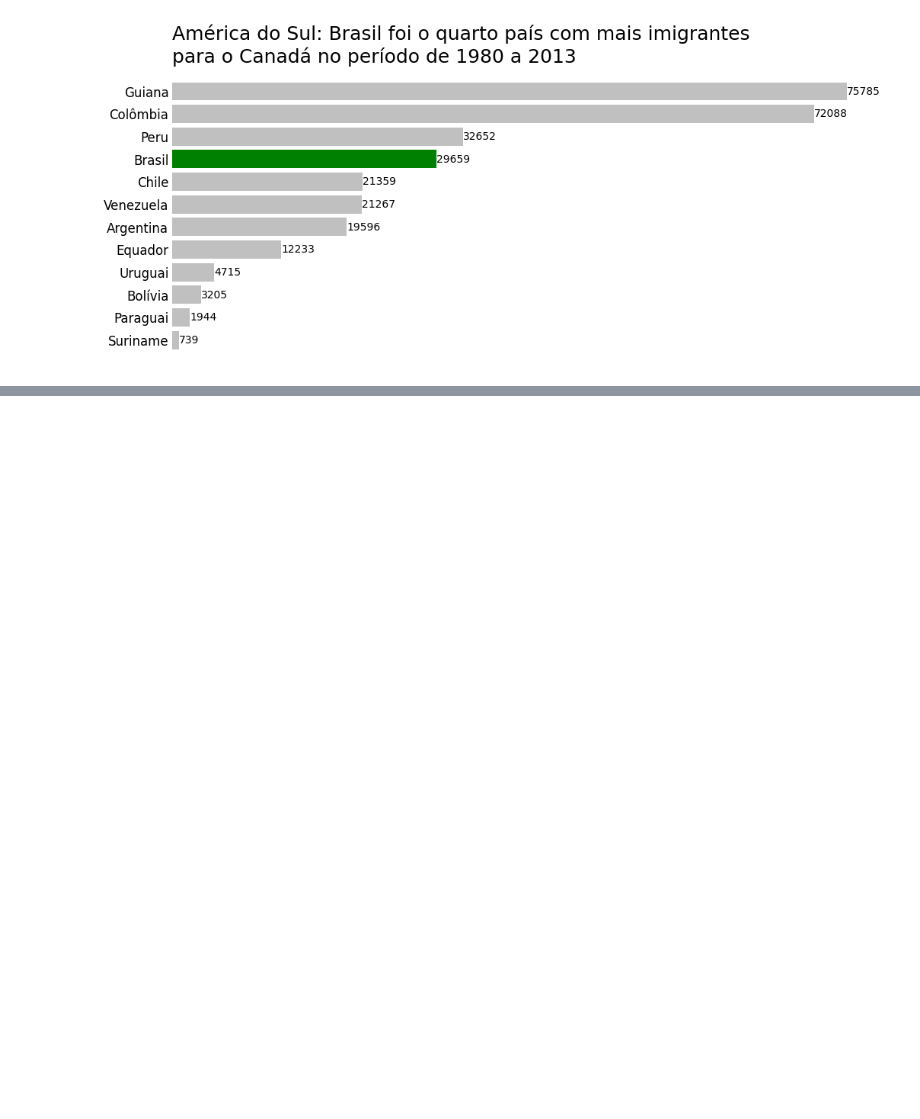
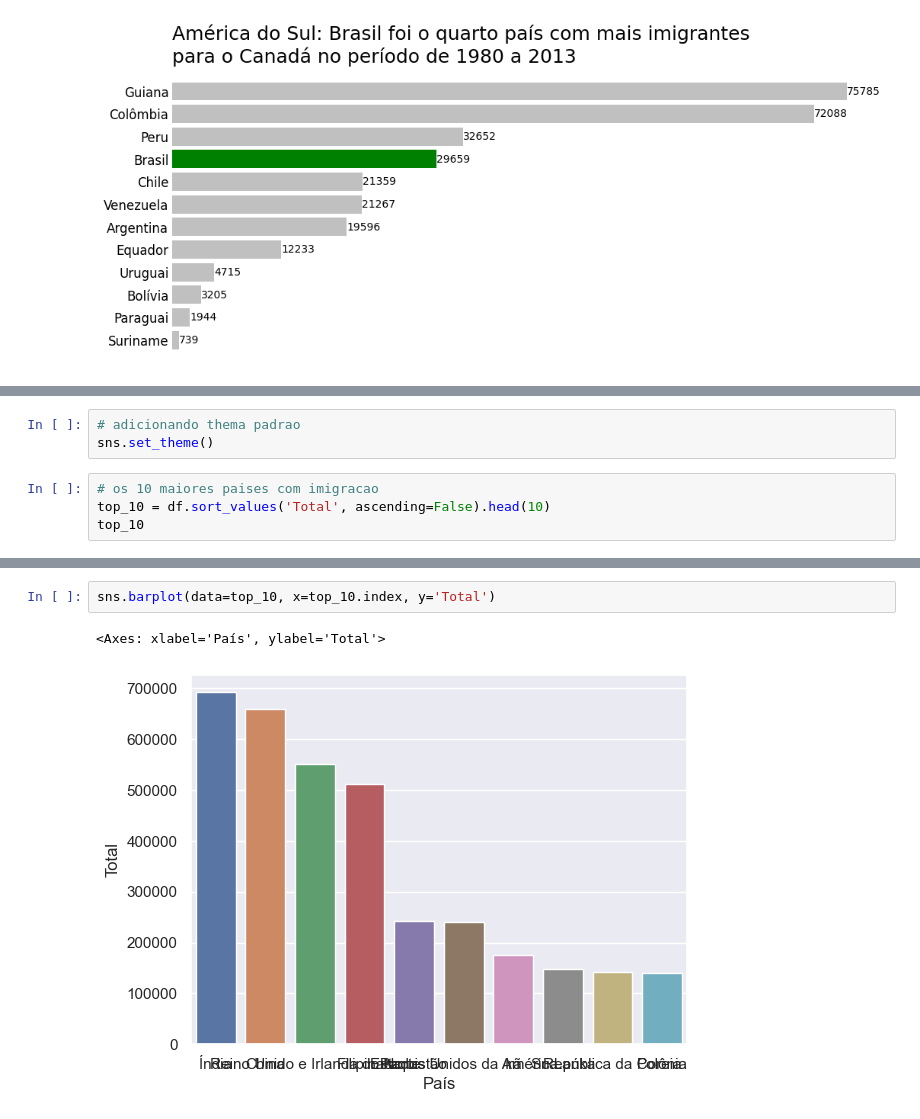
Before and after one commit to th1ago/Data_Science, a Jupyter notebook: Data Visualization/Analise_de_tendencias_de_imigracao_Brasil.ipynb, the cells around one changed output, grey strips where cells are left out. Cells and saved outputs as stored; diff of their text form; blank space fills up the shorter version.

```diff
--- a/Data Visualization/Analise_de_tendencias_de_imigracao_Brasil.ipynb
+++ b/Data Visualization/Analise_de_tendencias_de_imigracao_Brasil.ipynb
@@ -340,0 +345,7 @@ plt.show()
+# %%
+# adicionando thema padrao
+sns.set_theme()
+# %%
+# os 10 maiores paises com imigracao
+top_10 = df.sort_values('Total', ascending=False).head(10)
+top_10
@@ -340,0 +366,5 @@ plt.show()
+# %%
+sns.barplot(data=top_10, x=top_10.index, y='Total')
+# %% [output]
+<Axes: xlabel='País', ylabel='Total'>
+[figure, added]
```
Also changed, not shown: parts of 5 cells of this notebook.
